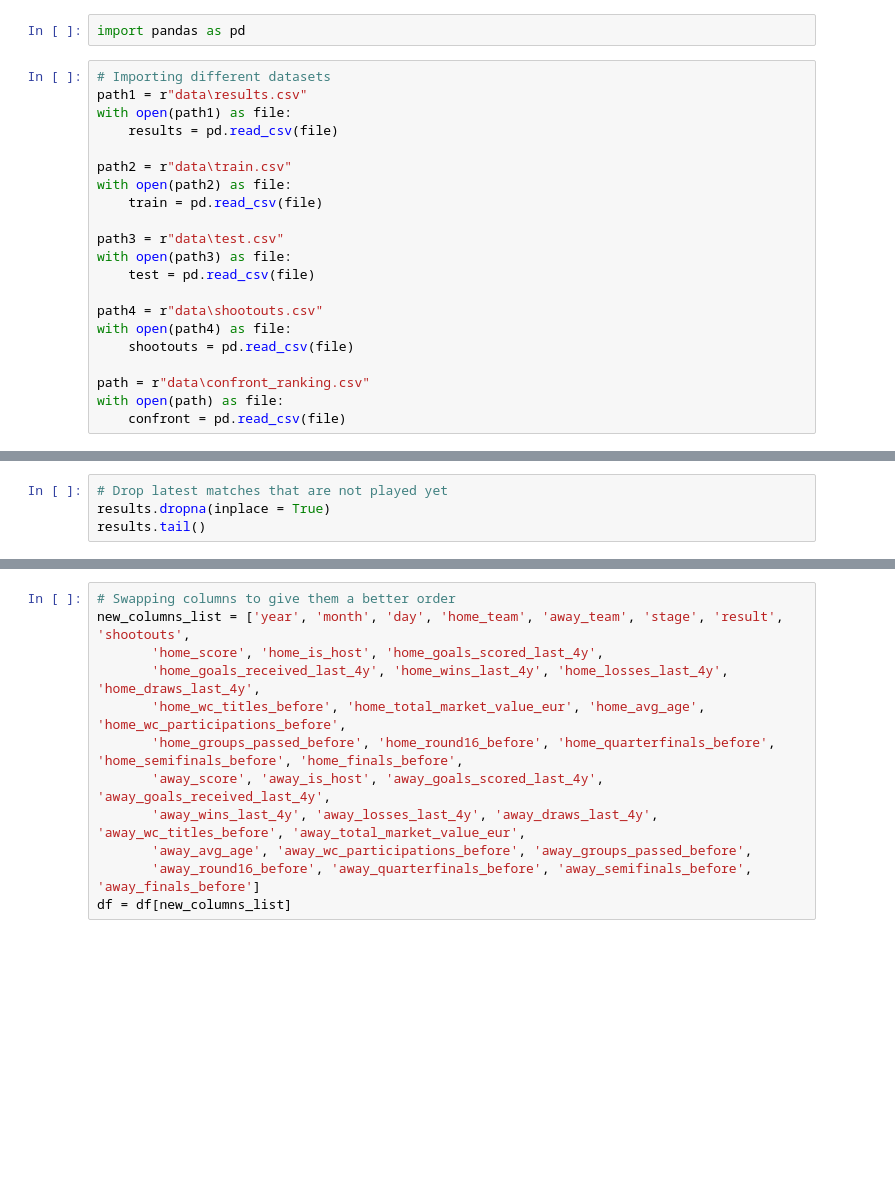
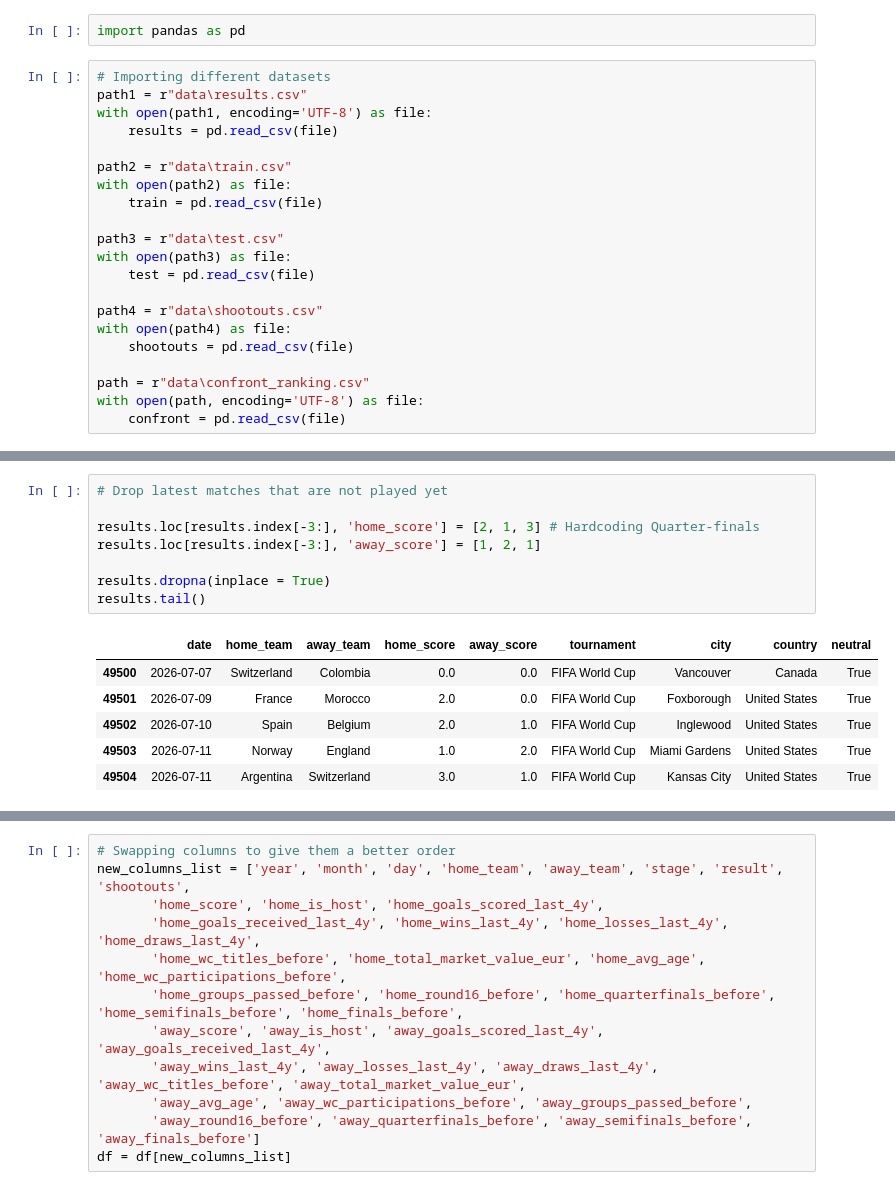
Before and after one commit to michele-55/world_cup_project, a Jupyter notebook: data_cleaning.ipynb, the cells around one changed output, grey strips where cells are left out. Cells and saved outputs as stored; diff of their text form; blank space fills up the shorter version.

Commit message:
Added encoding='UTF-8', hardcoded quarter-finals stages for missing data, modified shootouts for matches played during the group stage

```diff
--- a/data_cleaning.ipynb
+++ b/data_cleaning.ipynb
@@ -3,7 +3,7 @@ import pandas as pd
 # %%
 # Importing different datasets
 path1 = r"data\results.csv"
-with open(path1) as file:
+with open(path1, encoding='UTF-8') as file:
     results = pd.read_csv(file)
 
 path2 = r"data\train.csv"
@@ -19,7 +19,7 @@ with open(path4) as file:
     shootouts = pd.read_csv(file)
 
 path = r"data\confront_ranking.csv"
-with open(path) as file:
+with open(path, encoding='UTF-8') as file:
     confront = pd.read_csv(file)
 # %%
 # Having a closer look at "confront"
@@ -42,7 +92,18 @@ results.head()
 # %%
 # Drop latest matches that are not played yet
+
+results.loc[results.index[-3:], 'home_score'] = [2, 1, 3] # Hardcoding Quarter-finals
+results.loc[results.index[-3:], 'away_score'] = [1, 2, 1]
+
 results.dropna(inplace = True)
 results.tail()
+# %% [output]
+|  | date | home_team | away_team | home_score | away_score | tournament | city | country | neutral |
+| 49500 | 2026-07-07 | Switzerland | Colombia | 0.0 | 0.0 | FIFA World Cup | Vancouver | Canada | True |
+| 49501 | 2026-07-09 | France | Morocco | 2.0 | 0.0 | FIFA World Cup | Foxborough | United States | True |
+| 49502 | 2026-07-10 | Spain | Belgium | 2.0 | 1.0 | FIFA World Cup | Inglewood | United States | True |
+| 49503 | 2026-07-11 | Norway | England | 1.0 | 2.0 | FIFA World Cup | Miami Gardens | United States | True |
+| 49504 | 2026-07-11 | Argentina | Switzerland | 3.0 | 1.0 | FIFA World Cup | Kansas City | United States | True |
 # %%
 # selecting only World Cup mathces
 results = results[results["tournament"] == "FIFA World Cup"]
```
Also changed, not shown: parts of 48 cells of this notebook, 1 other file.
